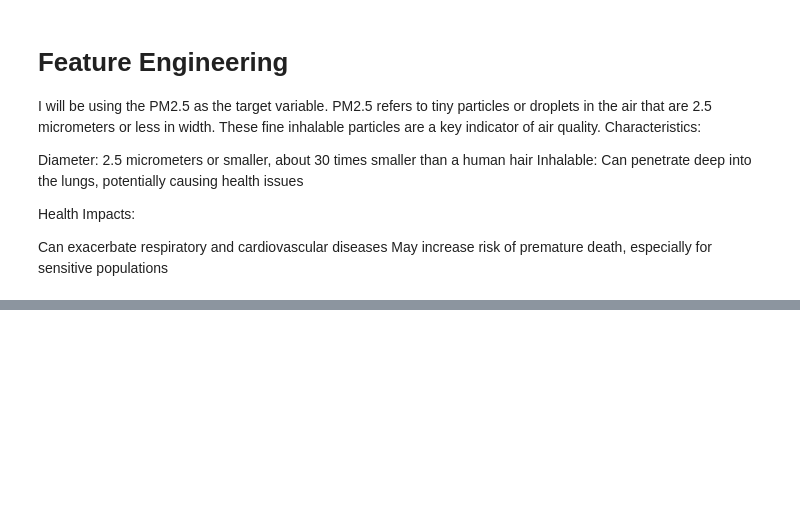
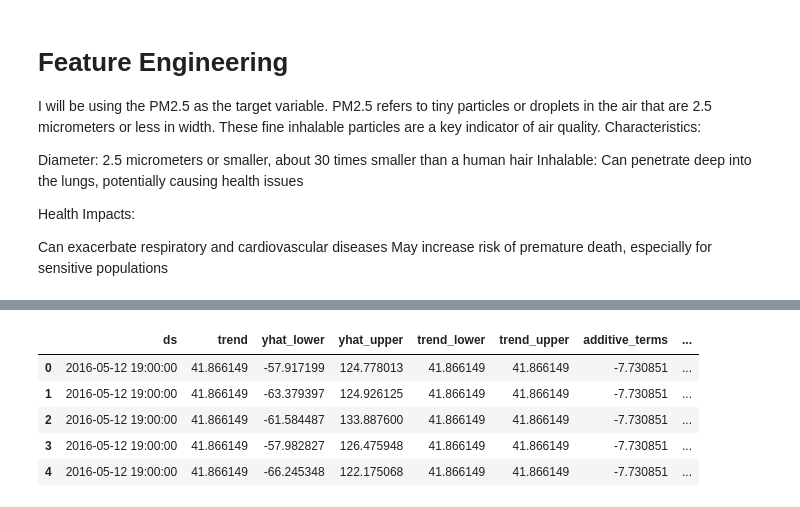
Before and after one commit to Mercymerine/Machine_learning2, a Jupyter notebook: Air_quality.ipynb, the cells around one changed output, grey strips where cells are left out. Drawn from its saved outputs; the diff is of its cells as text; code cells hidden in the pictures; blank space fills up the shorter version.

```diff
--- a/Air_quality.ipynb
+++ b/Air_quality.ipynb
@@ -558,0 +507,9 @@ plt.show()
+# %%
+forecast.head()
+# %% [output]
+|  | ds | trend | yhat_lower | yhat_upper | trend_lower | trend_upper | additive_terms | ... |
+| 0 | 2016-05-12 19:00:00 | 41.866149 | -57.917199 | 124.778013 | 41.866149 | 41.866149 | -7.730851 | ... |
+| 1 | 2016-05-12 19:00:00 | 41.866149 | -63.379397 | 124.926125 | 41.866149 | 41.866149 | -7.730851 | ... |
+| 2 | 2016-05-12 19:00:00 | 41.866149 | -61.584487 | 133.887600 | 41.866149 | 41.866149 | -7.730851 | ... |
+| 3 | 2016-05-12 19:00:00 | 41.866149 | -57.982827 | 126.475948 | 41.866149 | 41.866149 | -7.730851 | ... |
+| 4 | 2016-05-12 19:00:00 | 41.866149 | -66.245348 | 122.175068 | 41.866149 | 41.866149 | -7.730851 | ... |
```
Also changed, not shown: parts of 43 cells of this notebook.
